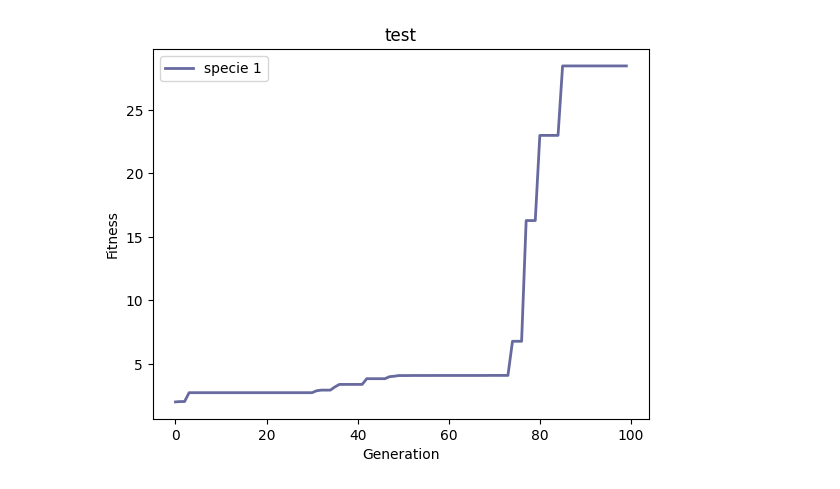
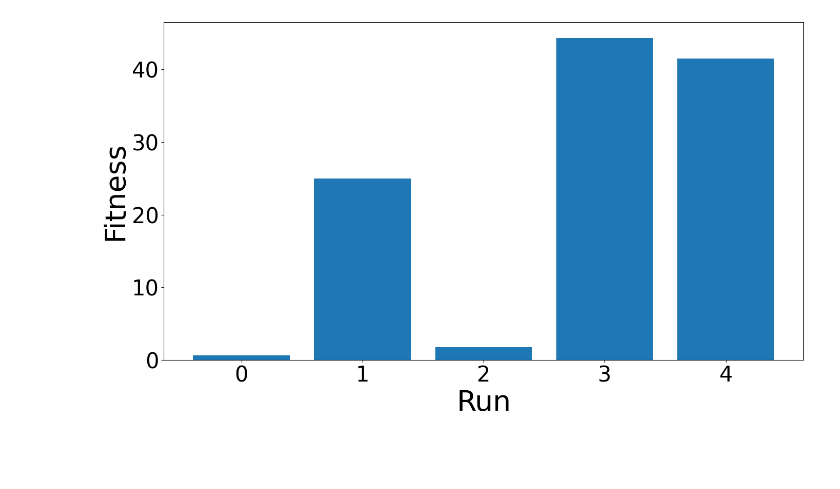
Before and after one commit to 21pili/neat, a Jupyter notebook: Driving_Game/plots.ipynb, the cells around one changed output. Saved outputs shown, nothing was run; the diff lists cells and outputs as text; code cells hidden in the pictures; blank space fills up the shorter version.

Commit message:
correction plots methods

```diff
--- a/Driving_Game/plots.ipynb
+++ b/Driving_Game/plots.ipynb
@@ -13,4 +3,5 @@ plot_fitness_evolution_parameter('paillon-config-population')
-# %%
-plot_fitness_diff_species_from_csv('test')
-# %% [output]
-[figure, removed]
+# %%
+# Plot the final fitness for different values of the parameter 'config-partial-direct'
+hist_final_fitness_parameter('paillon-config-partial-direct')
+# %% [output]
+[figure, added]
```
Also changed, not shown: parts of 6 cells of this notebook, 1 other file.
